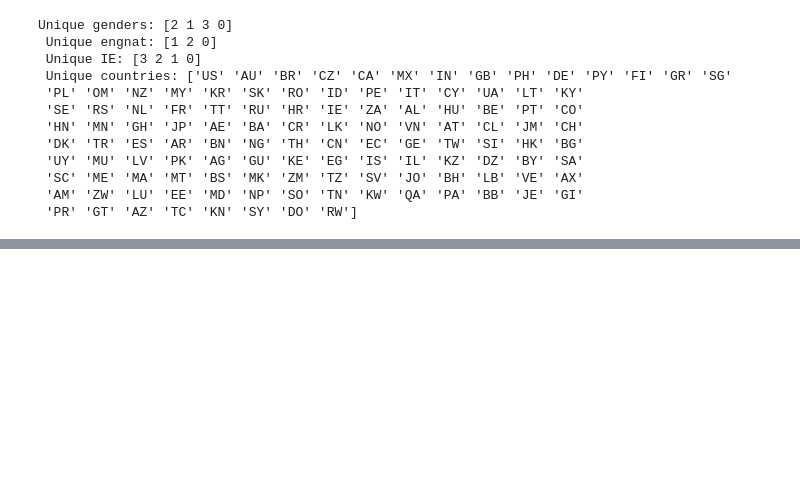
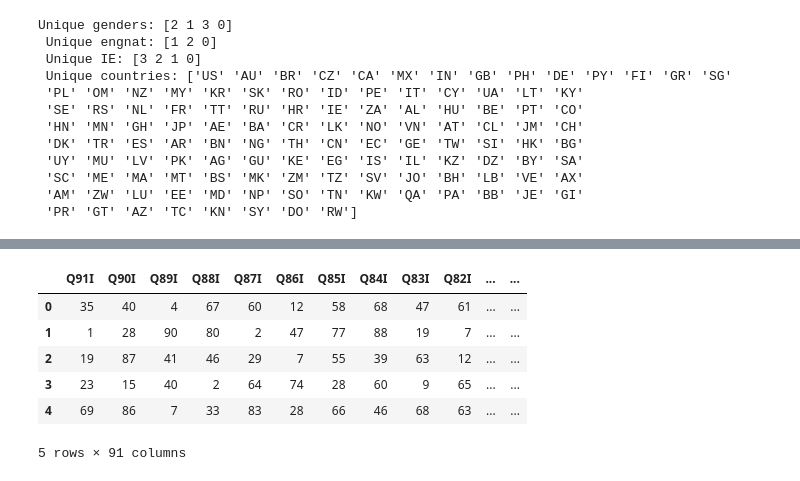
Before and after one commit to mohona-roy/introversion-extraversion-classification, a Jupyter notebook: Code.ipynb, the cells around one changed output, grey strips where cells are left out. Saved outputs shown, nothing was run; the diff lists cells and outputs as text; code cells hidden in the pictures; blank space fills up the shorter version.

```diff
--- a/Code.ipynb
+++ b/Code.ipynb
@@ -241,0 +294,10 @@ unique_ages = daa
+# %%
+i_data.head()
+# %% [output]
+|  | Q91I | Q90I | Q89I | Q88I | Q87I | Q86I | Q85I | Q84I | Q83I | Q82I | ... | ... |
+| 0 | 35 | 40 | 4 | 67 | 60 | 12 | 58 | 68 | 47 | 61 | ... | ... |
+| 1 | 1 | 28 | 90 | 80 | 2 | 47 | 77 | 88 | 19 | 7 | ... | ... |
+| 2 | 19 | 87 | 41 | 46 | 29 | 7 | 55 | 39 | 63 | 12 | ... | ... |
+| 3 | 23 | 15 | 40 | 2 | 64 | 74 | 28 | 60 | 9 | 65 | ... | ... |
+| 4 | 69 | 86 | 7 | 33 | 83 | 28 | 66 | 46 | 68 | 63 | ... | ... |
+5 rows × 91 columns
```
Also changed, not shown: parts of 15 cells of this notebook.
